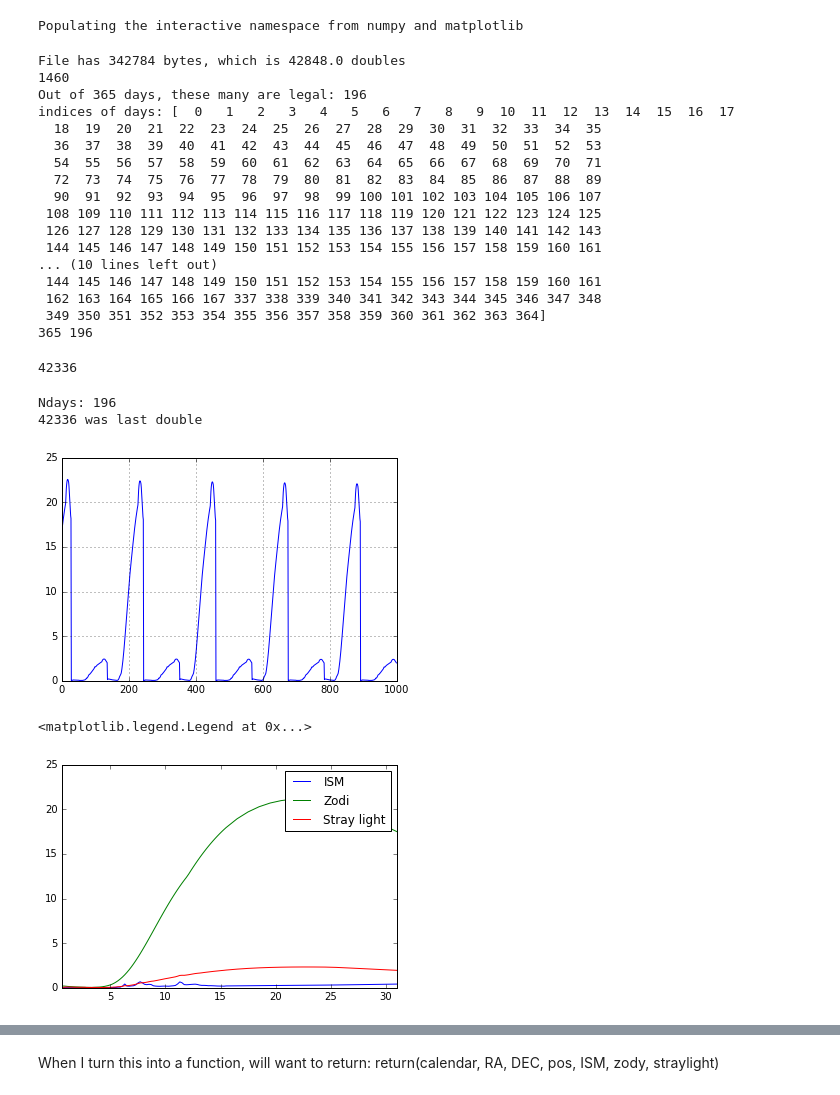
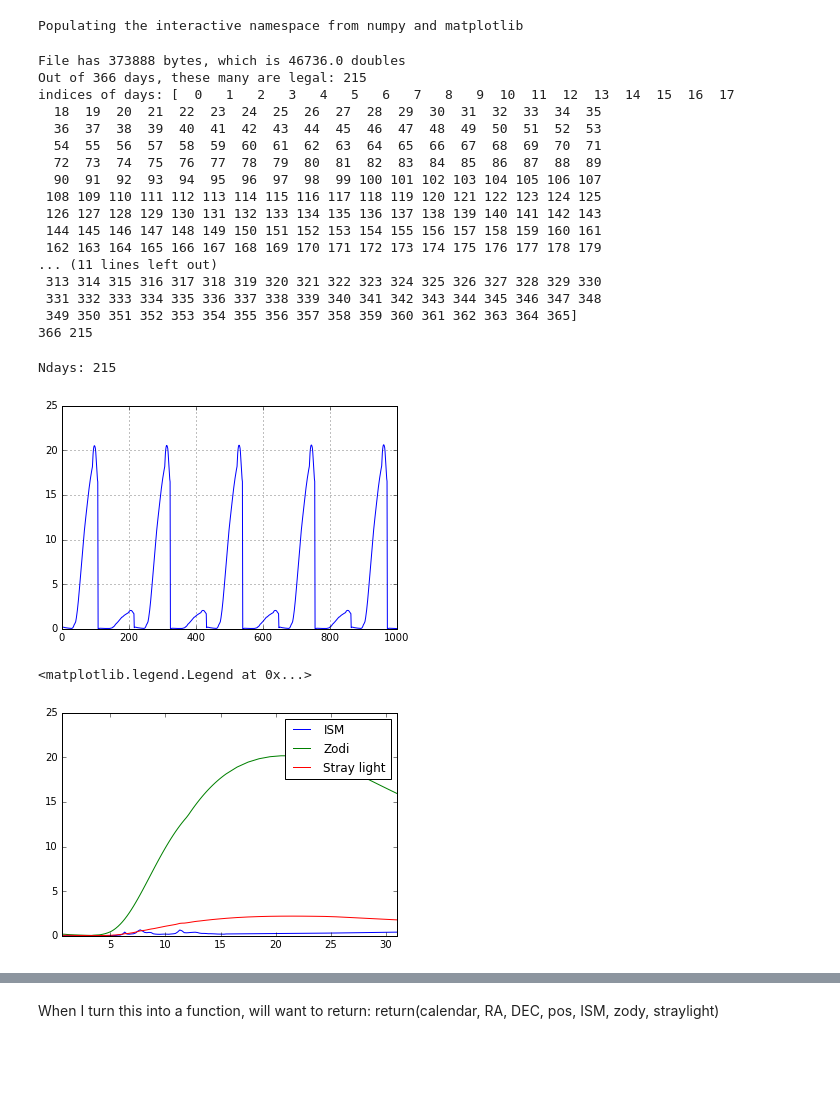
Before and after one commit to janerigby/NB, a Jupyter notebook: precompiled_JWST_bkgs2.ipynb, the cells around one changed output, grey strips where cells are left out. Drawn from its saved outputs; the diff is of its cells as text; code cells hidden in the pictures; blank space fills up the shorter version.

```diff
--- a/precompiled_JWST_bkgs2.ipynb
+++ b/precompiled_JWST_bkgs2.ipynb
@@ -33,7 +41,7 @@ thedir = "/Users/jrrigby1/MISSIONS/JWST/Zody_bathtubs/" # Milk
 wave_file = "updated_std_spectrum_wavelengths.txt"  # Standard wavelength array.  Should be SL_NWave=108 long
 wave_array = np.loadtxt(thedir + wave_file)
 myfiles = ('sl_pix_000593.bin','sl_pix_041303.bin','sl_pix_099422.bin','sl_pix_157139.bin','sl_pix_196512.bin')
-myfile = "bg_samples_for_jane/" + myfiles[3]
+myfile = "bg_samples_for_jane/" + myfiles[0]
 #myfile = "bg_samples_for_jane/sl_pix_099422.bin" #
 SL_NWAVE = len(wave_array)  # should be 108.  Size of wavelength array
 sbet_file = open(thedir + myfile)
@@ -41,8 +49,7 @@ sbet_data = sbet_file.read()
 # %%
 # Unpack the constant first part
 print "File has", len(sbet_data), "bytes, which is", len(sbet_data)/8., "doubles"
-size_calendar = struct.calcsize("365i") # bytes, not doubles
-print size_calendar
+size_calendar = struct.calcsize("366i") # bytes, not doubles
 partA = struct.unpack(str(5 + SL_NWAVE)+'d', sbet_data[0: (5 + SL_NWAVE)*8])
 RA = partA[0]
 DEC = partA[1]
@@ -50,19 +57,20 @@ pos = partA[2:5]
 nonzodi_bg = partA[5:5+SL_NWAVE]
 
 # Unpack the calendar dates, which are integers
-date_map = np.array(struct.unpack('365i', sbet_data[(5 + SL_NWAVE)*8  : (5 + SL_NWAVE)*8 + size_calendar]))
+date_map = np.array(struct.unpack('366i', sbet_data[(5 + SL_NWAVE)*8  : (5 + SL_NWAVE)*8 + size_calendar]))
+#print date_map
 print "Out of", len(date_map), "days, these many are legal:", np.sum(date_map >=0)
 print "indices of days:", date_map[date_map>=0]
 calendar = np.where(date_map >=0)[0]
 print "calendar date:", calendar
 # So, the index dd in zodi_bg[dd, : ]  corresponds to the calendar day lookup[dd]
-Ndays = len(calendar)  # this may be off by one
+Ndays = len(calendar)
 print len(date_map), Ndays
 # calendar seems right when Ndays is even.  Calendar seems wrong by 1 when Ndays is odd
+# code goes from 0 to 365 days.
 # %% [output]
-File has 342784 bytes, which is 42848.0 doubles
-1460
-Out of 365 days, these many are legal: 196
+File has 373888 bytes, which is 46736.0 doubles
+Out of 366 days, these many are legal: 215
 indices of days: [  0   1   2   3   4   5   6   7   8   9  10  11  12  13  14  15  16  17
   18  19  20  21  22  23  24  25  26  27  28  29  30  31  32  33  34  35
   36  37  38  39  40  41  42  43  44  45  46  47  48  49  50  51  52  53
@@ -72,19 +80,18 @@ indices of days: [  0   1   2   3   4   5   6   7   8   9  10  11  12  13  14  1
  108 109 110 111 112 113 114 115 116 117 118 119 120 121 122 123 124 125
  126 127 128 129 130 131 132 133 134 135 136 137 138 139 140 141 142 143
  144 145 146 147 148 149 150 151 152 153 154 155 156 157 158 159 160 161
-... (10 lines left out)
- 144 145 146 147 148 149 150 151 152 153 154 155 156 157 158 159 160 161
- 162 163 164 165 166 167 337 338 339 340 341 342 343 344 345 346 347 348
- 349 350 351 352 353 354 355 356 357 358 359 360 361 362 363 364]
-365 196
+ 162 163 164 165 166 167 168 169 170 171 172 173 174 175 176 177 178 179
+... (11 lines left out)
+ 313 314 315 316 317 318 319 320 321 322 323 324 325 326 327 328 329 330
+ 331 332 333 334 335 336 337 338 339 340 341 342 343 344 345 346 347 348
+ 349 350 351 352 353 354 355 356 357 358 359 360 361 362 363 364 365]
+366 215
 # %%
+# Unpack part B, the time-variable part
 zodi_bg        = np.zeros((Ndays,SL_NWAVE))
 stray_light_bg = np.zeros((Ndays,SL_NWAVE))
 perday = SL_NWAVE*2
 partB= struct.unpack(str((len(calendar))*SL_NWAVE*2)+'d', sbet_data[perday*Ndays*-8 : ])
-print len(partB)
-# %% [output]
-42336
 # %%
 print "Ndays:", Ndays
 for dd in range(0, int(Ndays)):
@@ -94,19 +101,18 @@ for dd in range(0, int(Ndays)):
     #print "Breaking at:", br1, br2, br3
     zodi_bg[dd, ]        = partB[br1 : br2]
     stray_light_bg[dd, ] = partB[br2 : br3]
-print br3, "was last double"
+#print br3, "was last double"
 #print "DEBUGGING", zodi_bg
 #print "DEBUGGING", stray_light_bg
 # %% [output]
-Ndays: 196
-42336 was last double
+Ndays: 215
 # %%
-plt.plot(partB[-1000:])
-#plt.xlim(-1000)
+plt.plot(partB)
+plt.xlim(0,1000)
 #plt.ylim(0,30)
 plt.grid()
 # %% [output]
-[figure, old version]
+[figure, new version]
 # %%
 thisday = 100
 plt.plot(wave_array, nonzodi_bg, label="ISM")
@@ -116,6 +122,6 @@ plt.xlim(0.6,31)
 plt.legend()
 # %% [output]
 <matplotlib.legend.Legend at 0x...>
-[figure, old version]
+[figure, new version]
 # %%
 # Plot bathtub curve for 2um
```
Also changed, not shown: parts of 2 cells of this notebook.
